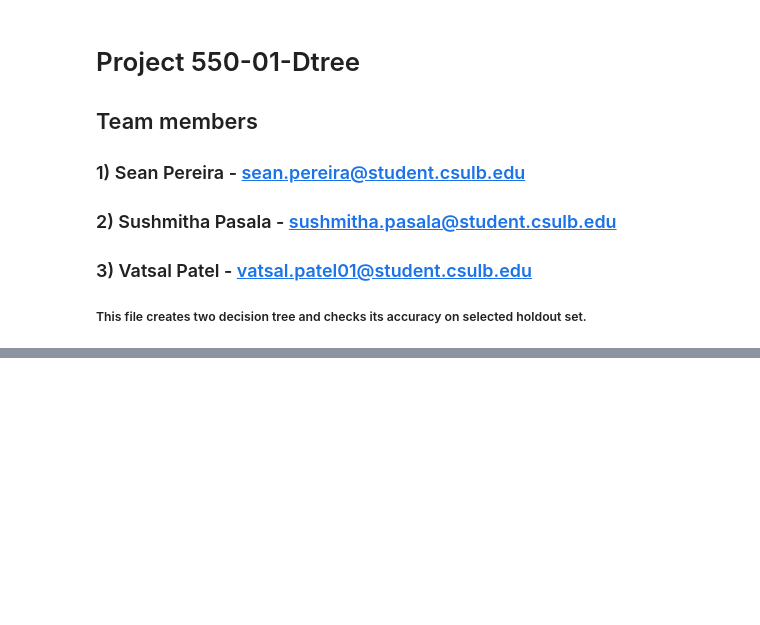
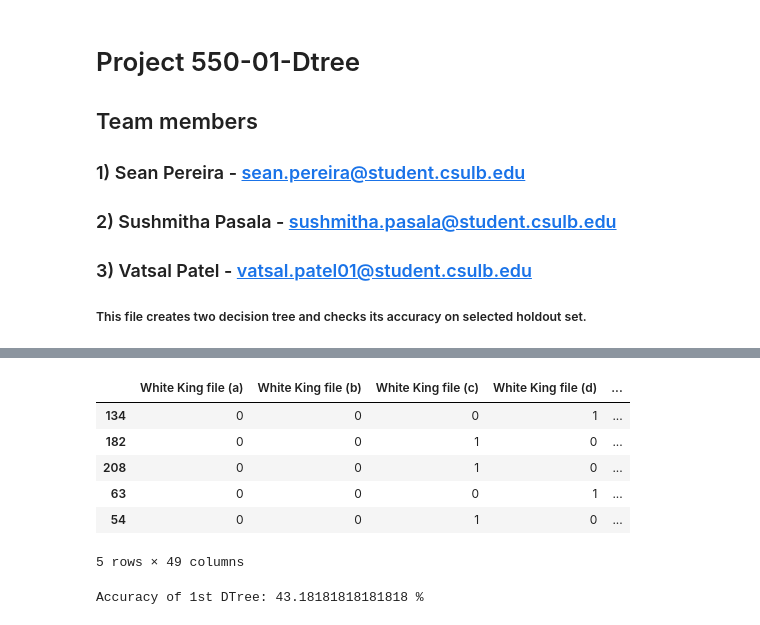
Before and after one commit to vatsalkpatel/550-01-p1-Phoenix, a Jupyter notebook: Project_PR.ipynb, the cells around one changed output, grey strips where cells are left out. Drawn from its saved outputs; the diff is of its cells as text; code cells hidden in the pictures; blank space fills up the shorter version.

```diff
--- a/Project_PR.ipynb
+++ b/Project_PR.ipynb
@@ -180,17 +224,30 @@ d.train(train_data)
+# %%
+test_data.head()
+# %% [output]
+|  | White King file (a) | White King file (b) | White King file (c) | White King file (d) | ... |
+| 134 | 0 | 0 | 0 | 1 | ... |
+| 182 | 0 | 0 | 1 | 0 | ... |
+| 208 | 0 | 0 | 1 | 0 | ... |
+| 63 | 0 | 0 | 0 | 1 | ... |
+| 54 | 0 | 0 | 1 | 0 | ... |
+5 rows × 49 columns
 # %%
 def bagging_replacement(t_set, holdout_set,d):
+    # adds falsily classified entries of holdout to training with 3 time probability
+    #for better trial of training decision tree
     final_t_set = []
     final_holdout_set = []
 
     Training_indexes = list(t_set.index)
     Testing_indexes = list(holdout_set.index)
-    union_set=Training_indexes+Testing_indexes
-    union_set.sort()
+    union_set=Training_indexes
+    #union_set.sort()
 
     incorrect_array=accuracy(d,holdout_set)[1]
 
 
     for i in incorrect_array:
+        union_set.append(i)
         union_set.append(i)
         union_set.append(i)
 
@@ -212,7 +269,7 @@ def bagging_replacement(t_set, holdout_set,d):
 
     return final_t_set, final_holdout_set
 
-def accuracy(d,test_data):
+def accuracy(d,test_data): #checks for inaccuracy
 
     count=0
     incorrect=[]
@@ -233,16 +290,14 @@ def accuracy(d,test_data):
         else:
             incorrect.append(i)
 
-
-
-
     new_data=[]
     for i in incorrect:
         new_data.append(old_data[i])
     return count/len(test_data),new_data
 
-
-#print("Accuracy of 1st DTree:",accuracy(d,test_data)[0]*100,"%")
+print("Accuracy of 1st DTree:",accuracy(d,test_data)[0]*100,"%")
 train_data, validate_data, test_data = np.split(d.dataframe().sample(frac=1,random_state=42), [int(.6*len(d.dataframe())), int(.8*len(d.dataframe()))])
 Training_Set, Holdout_Set = bagging_replacement(train_data, test_data,d)
+# %% [output]
+Accuracy of 1st DTree: 43.18181818181818 %
 # %%
```
Also changed, not shown: parts of 8 cells of this notebook.
